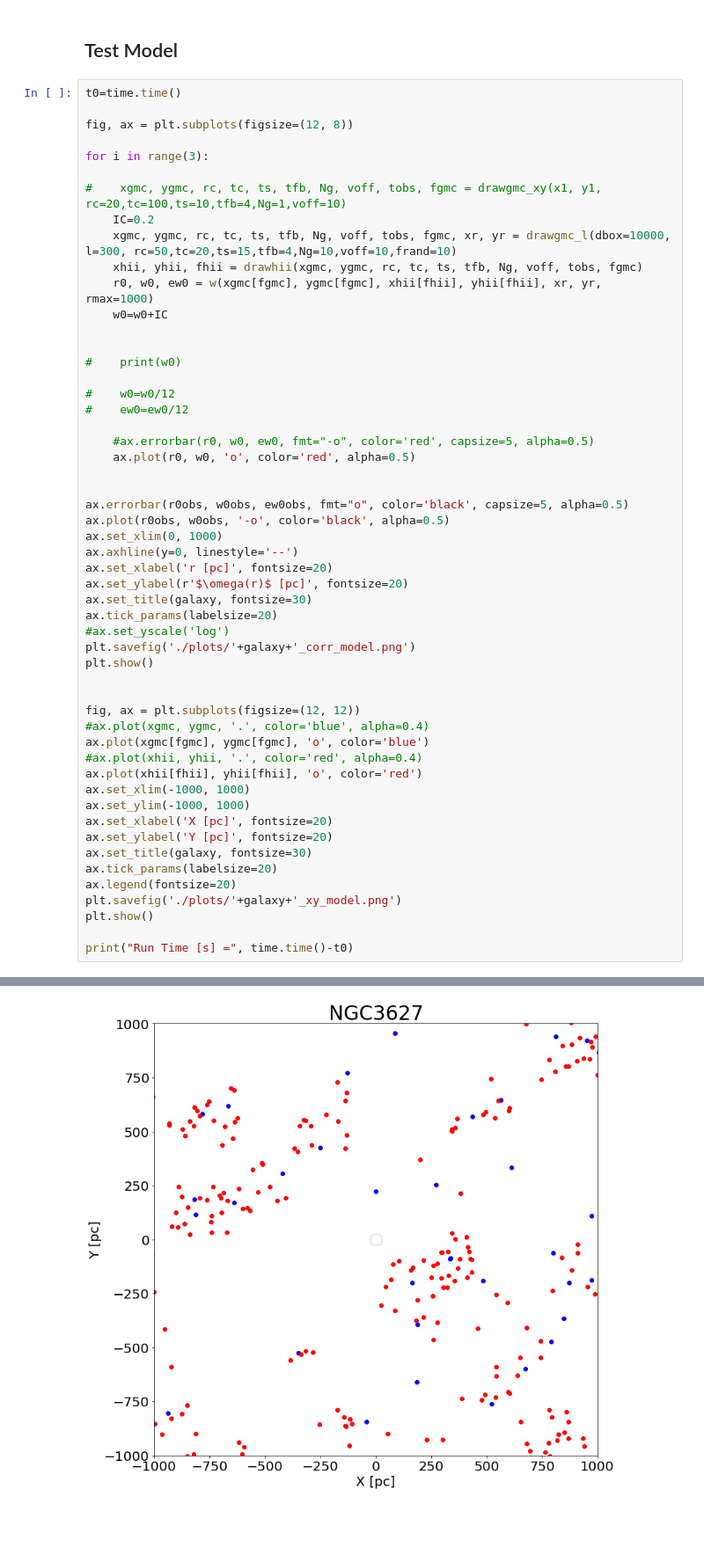
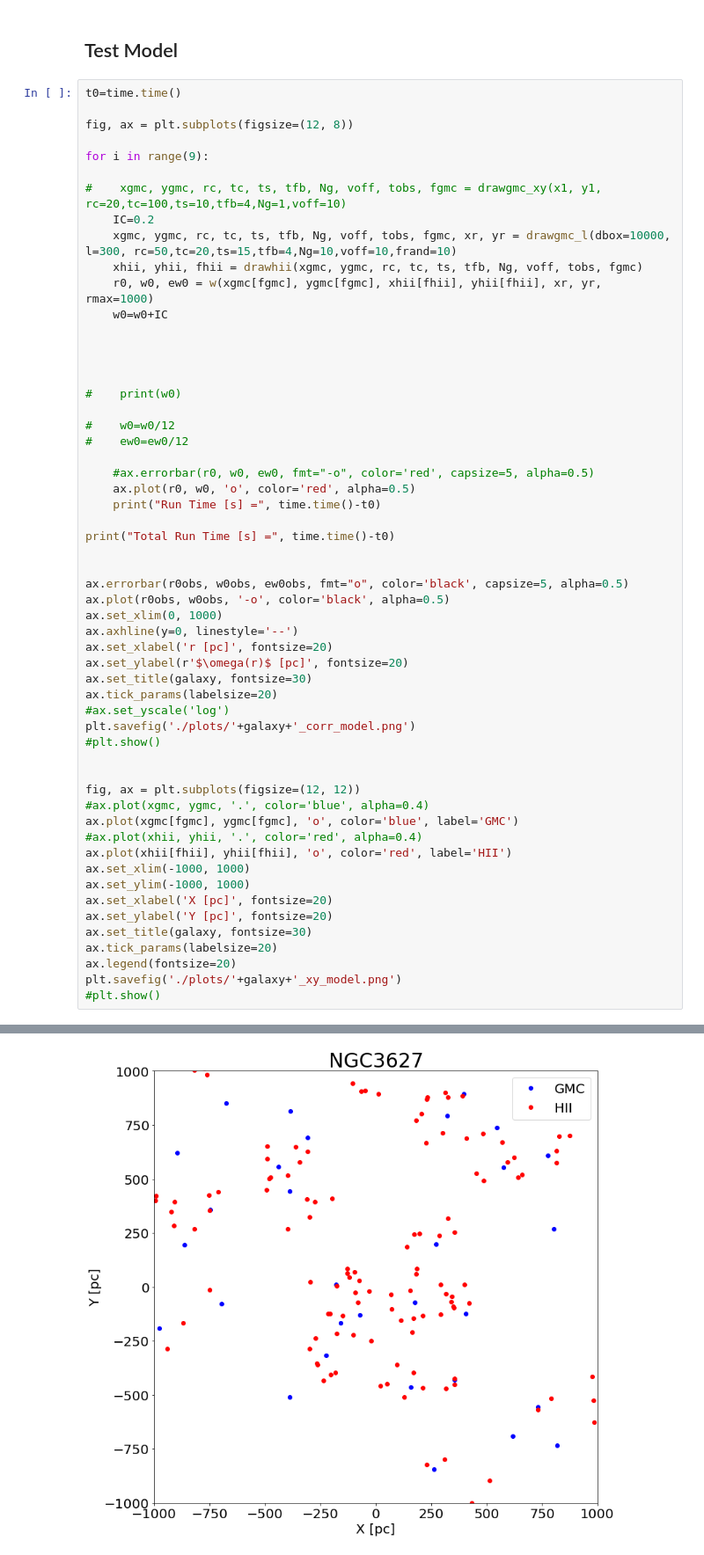
Before and after one commit to gblancm/gmchiicorr, a Jupyter notebook: gmc_hii_corr_model.ipynb, the cells around one changed output, grey strips where cells are left out. Shown: that part at 88% size. Cells and saved outputs as stored; diff of their text form; blank space fills up the shorter version.

```diff
--- a/gmc_hii_corr_model.ipynb
+++ b/gmc_hii_corr_model.ipynb
@@ -173,7 +173,7 @@ t0=time.time()
 
 fig, ax = plt.subplots(figsize=(12, 8))
 
-for i in range(3):
+for i in range(9):
 
 #    xgmc, ygmc, rc, tc, ts, tfb, Ng, voff, tobs, fgmc = drawgmc_xy(x1, y1, rc=20,tc=100,ts=10,tfb=4,Ng=1,voff=10)
     IC=0.2
@@ -183,6 +183,8 @@ for i in range(3):
     w0=w0+IC
 
 
+
+
 #    print(w0)
 
 #    w0=w0/12
@@ -190,6 +192,9 @@ for i in range(3):
 
     #ax.errorbar(r0, w0, ew0, fmt="-o", color='red', capsize=5, alpha=0.5)
     ax.plot(r0, w0, 'o', color='red', alpha=0.5)
+    print("Run Time [s] =", time.time()-t0)
+
+print("Total Run Time [s] =", time.time()-t0)
 
 
 ax.errorbar(r0obs, w0obs, ew0obs, fmt="o", color='black', capsize=5, alpha=0.5)
@@ -202,14 +207,14 @@ ax.set_title(galaxy, fontsize=30)
 ax.tick_params(labelsize=20)
 #ax.set_yscale('log')
 plt.savefig('./plots/'+galaxy+'_corr_model.png')
-plt.show()
+#plt.show()
 
 
 fig, ax = plt.subplots(figsize=(12, 12))
 #ax.plot(xgmc, ygmc, '.', color='blue', alpha=0.4)
-ax.plot(xgmc[fgmc], ygmc[fgmc], 'o', color='blue')
+ax.plot(xgmc[fgmc], ygmc[fgmc], 'o', color='blue', label='GMC')
 #ax.plot(xhii, yhii, '.', color='red', alpha=0.4)
-ax.plot(xhii[fhii], yhii[fhii], 'o', color='red')
+ax.plot(xhii[fhii], yhii[fhii], 'o', color='red', label='HII')
 ax.set_xlim(-1000, 1000)
 ax.set_ylim(-1000, 1000)
 ax.set_xlabel('X [pc]', fontsize=20)
@@ -218,8 +223,6 @@ ax.set_title(galaxy, fontsize=30)
 ax.tick_params(labelsize=20)
 ax.legend(fontsize=20)
 plt.savefig('./plots/'+galaxy+'_xy_model.png')
-plt.show()
-
-print("Run Time [s] =", time.time()-t0)
+#plt.show()
 # %% [output]
 Generating GMC and random coordinates: 1111 11110
@@ -230 +248 @@ No handles with labels found to put in legend.
-[figure, old version]
+[figure, new version]
```
Also changed, not shown: parts of 4 cells of this notebook, 8 other files.
